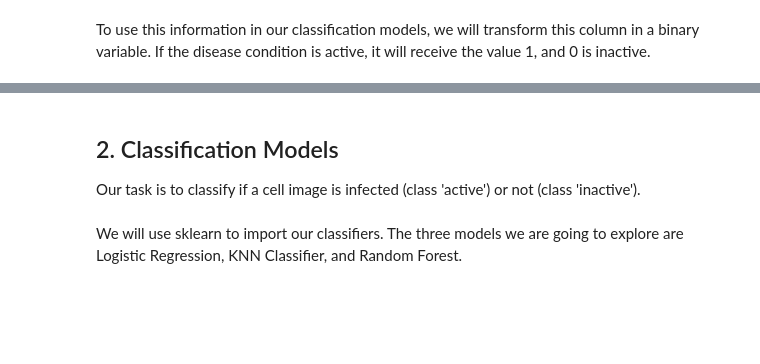
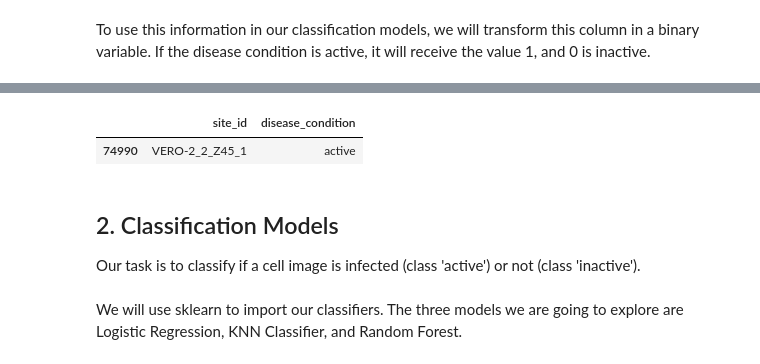
Before and after one commit to ai4all-sfu/comp-biology-2020, a Jupyter notebook: notebooks/day3_compbio.ipynb, the cells around one changed output, grey strips where cells are left out. Cells and saved outputs as stored; diff of their text form; code cells hidden in the pictures; blank space fills up the shorter version.

```diff
--- a/notebooks/day3_compbio.ipynb
+++ b/notebooks/day3_compbio.ipynb
@@ -87,3 +91,8 @@ After transforming: [0, 0, 1, 0, 0]
+# %%
+metadata[metadata['site_id']=='VERO-2_2_Z45_1']
+# %% [output]
+|  | site_id | disease_condition |
+| 74990 | VERO-2_2_Z45_1 | active |
 # %%
 #Bulding a dictionary with all the features
 features = {'PCA': pca, 'MF': nmf, 'Autoencoder':aut, 'MyPCa': mypca, 'MyMF': mymf}
```
Also changed, not shown: parts of 18 cells of this notebook.
